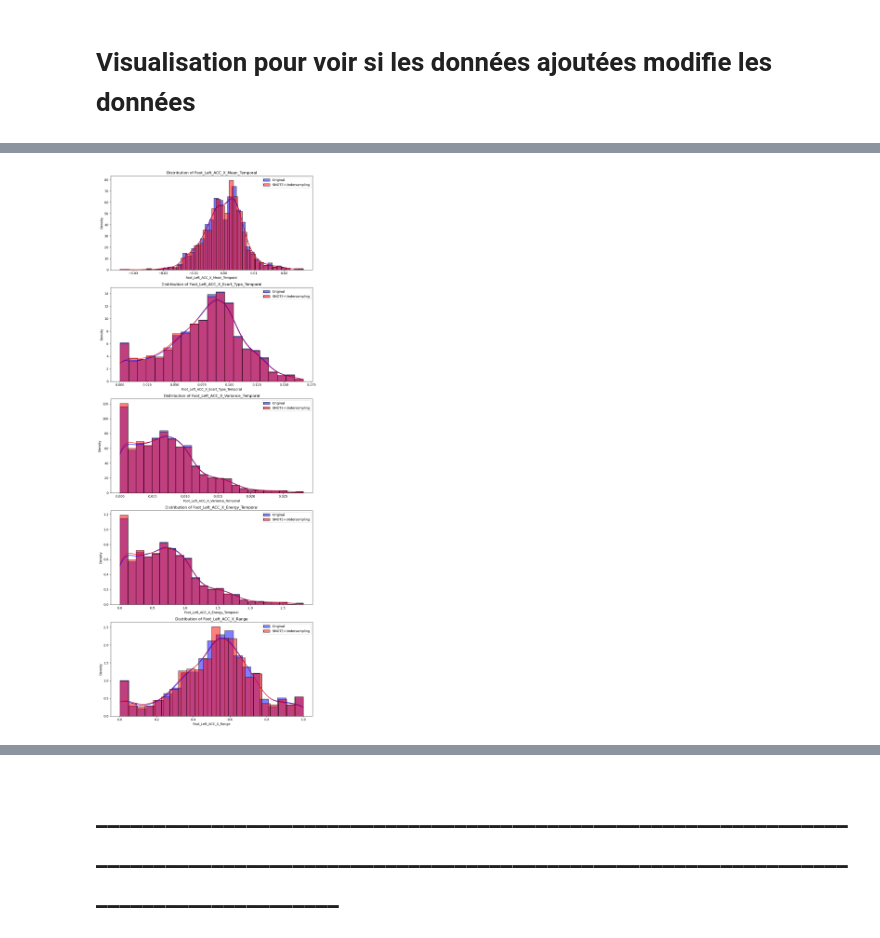
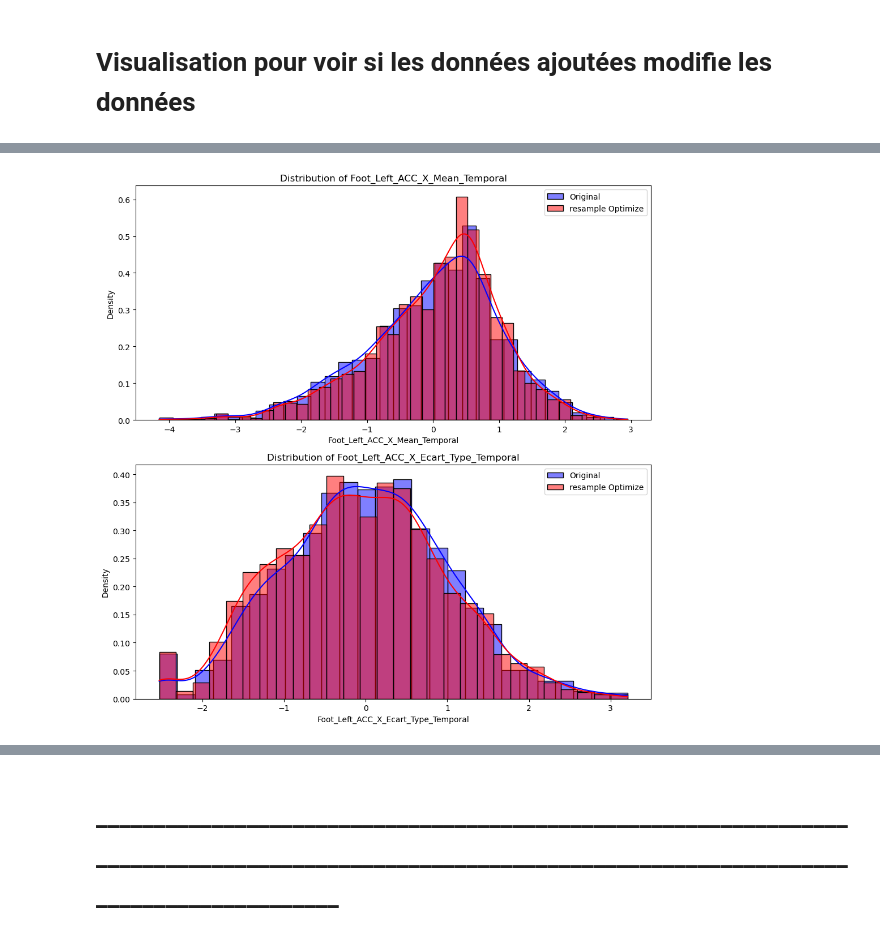
Before and after one commit to Anthoplc/Detect-FOG, a Jupyter notebook: code/relief_f.ipynb, the cells around one changed output, grey strips where cells are left out. Drawn from its saved outputs; the diff is of its cells as text; code cells hidden in the pictures.

```diff
--- a/code/relief_f.ipynb
+++ b/code/relief_f.ipynb
@@ -23,5 +140,7 @@ from sklearn.metrics import make_scorer, accuracy_score
 # %% [markdown]
 # VC pour créer des données FOG et enlever des données NOFOG avec SMOTE et Random (condition ON et OFF par patient)
+# %%
+data = pd.read_csv("C:/Users/antho/Documents/MEMOIRE_M2/c3d_audeline/ON_OFF_all_features/A_P_1956-02-21_ON_ON_all_extraction_features.csv")
 # %%
 import os
 import pandas as pd
@@ -324,17 +1279,29 @@ Données de test sauvegardées : C:/Users/antho/Documents/MEMOIRE_M2/c3d_audelin
 import matplotlib.pyplot as plt
 import seaborn as sns
 
+
+X_resampled = pd.read_csv('C:/Users/antho/Documents/MEMOIRE_M2/c3d_audeline/ON_OFF_all_features_final/train/X_train_P_P_1963-04-01_OFF_OFF_all_extraction_features.csv')
+y_resampled = pd.read_csv('C:/Users/antho/Documents/MEMOIRE_M2/c3d_audeline/ON_OFF_all_features_final/train/y_train_P_P_1963-04-01_OFF_OFF_all_extraction_features.csv')
+
+
+
+
+# X_test = pd.read_csv('C:/Users/antho/Documents/MEMOIRE_M2/c3d_audeline/ON_OFF_all_features_final/test/X_test_P_P_1963-04-01_OFF_OFF_all_extraction_features.csv')
+# y_test = pd.read_csv('C:/Users/antho/Documents/MEMOIRE_M2/c3d_audeline/ON_OFF_all_features_final/test/y_test_P_P_1963-04-01_OFF_OFF_all_extraction_features.csv')
+
+
+
 def plot_data(X, y, title):
     plt.figure(figsize=(10, 6))
-    sns.scatterplot(x=X[:, 0], y=X[:, 1], hue=y, alpha=0.6)
+    sns.scatterplot(x=X.iloc[:, 0], y=X.iloc[:, 1], hue=y, alpha=0.6)
     plt.title(title)
-    plt.xlabel('Feature 1')
-    plt.ylabel('Feature 2')
+    plt.xlabel(X.columns[0])
+    plt.ylabel(X.columns[1])
     plt.legend(title='Class')
     plt.grid(True)
     plt.show()
 
 # Choisissez les deux premières caractéristiques pour la visualisation si vous avez plus de deux dimensions
-plot_data(X_train_avant_resample.iloc[:, :2].values, y_train_avant_resample, "Distribution avant rééchantillonnage")
-plot_data(X_resampled.iloc[:, :2].values, y_resampled, "Distribution après rééchantillonnage")
+plot_data(X_train_initial.iloc[:, :2], y_train_initial, "Distribution avant rééchantillonnage")
+plot_data(X_resampled.iloc[:, :2], y_resampled, "Distribution après rééchantillonnage")
 # %% [output]
@@ -343,24 +1311,24 @@ plot_data(X_resampled.iloc[:, :2].values, y_resampled, "Distribution après ré
 # %%
 import matplotlib.pyplot as plt
 import seaborn as sns
 
 # Sélection des 10 premières caractéristiques de X_train (ajustez si nécessaire pour votre DataFrame)
-features_to_plot = X_train_avant_resample.columns[:5]  # Modifiez selon le nombre réel de colonnes si nécessaire
+features_to_plot = X_train_initial.columns[:2]  # Modifiez selon le nombre réel de colonnes si nécessaire
 
 # Fonction pour tracer les distributions des caractéristiques
-def plot_feature_distributions(df1, df2, feature_names, df1_label='Original', df2_label='SMOTE+Undersampling'):
+def plot_feature_distributions(df1, df2, feature_names, df1_label='Original', df2_label='resample Optimize'):
     fig, axes = plt.subplots(nrows=len(feature_names), ncols=1, figsize=(10, 5 * len(feature_names)))
     for i, feature in enumerate(feature_names):
         ax = axes[i] if len(feature_names) > 1 else axes
         sns.histplot(df1[feature], color="blue", label=df1_label, kde=True, ax=ax, stat="density", common_norm=False)
         sns.histplot(df2[feature], color="red", label=df2_label, kde=True, ax=ax, stat="density", common_norm=False)
         ax.set_title(f'Distribution of {feature}')
         ax.legend()
     plt.tight_layout()
     plt.show()
 
 # Appel de la fonction pour tracer les distributions des 10 premières caractéristiques
-plot_feature_distributions(X_train_avant_resample, X_resampled, features_to_plot)
+plot_feature_distributions(X_train_initial, X_resampled, features_to_plot)
 # %% [output]
-[figure, old version]
+[figure, new version]
 # %%
```
Also changed, not shown: parts of 40 cells of this notebook, 14 other files.
